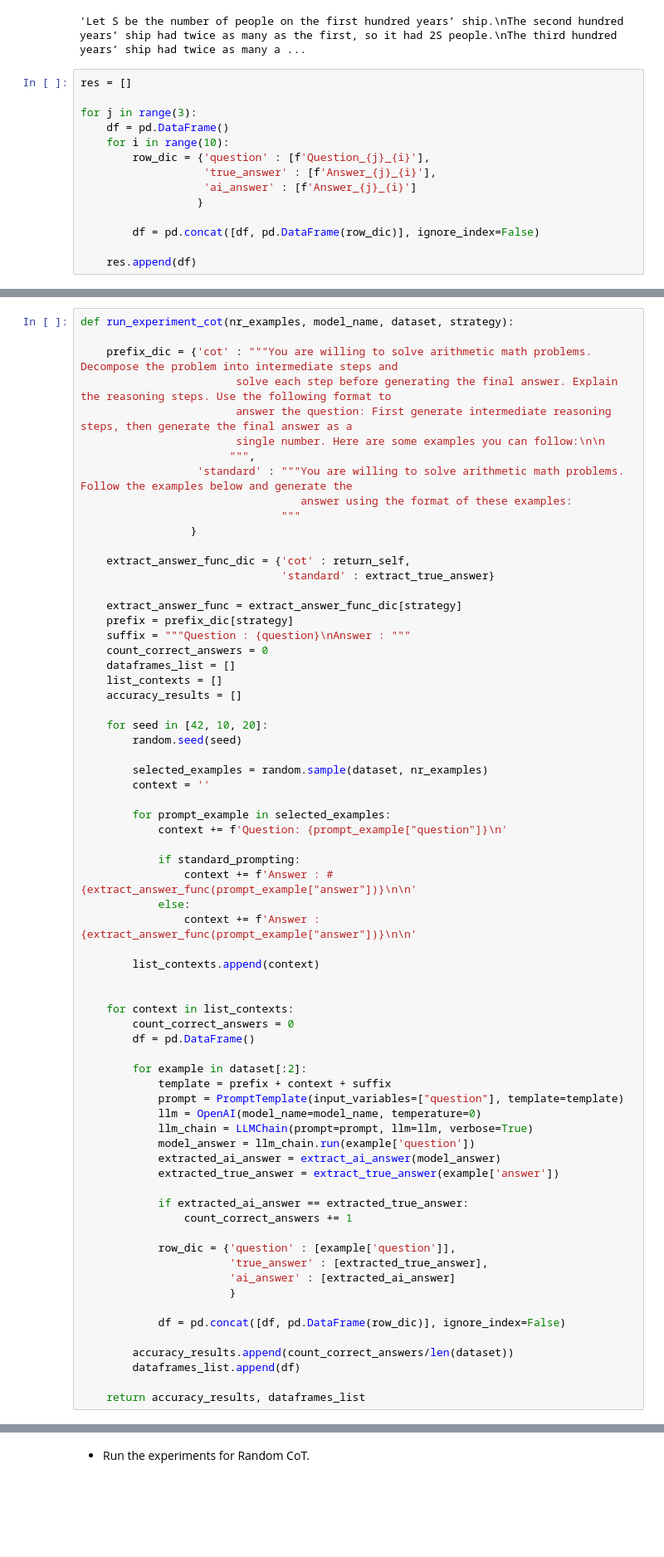
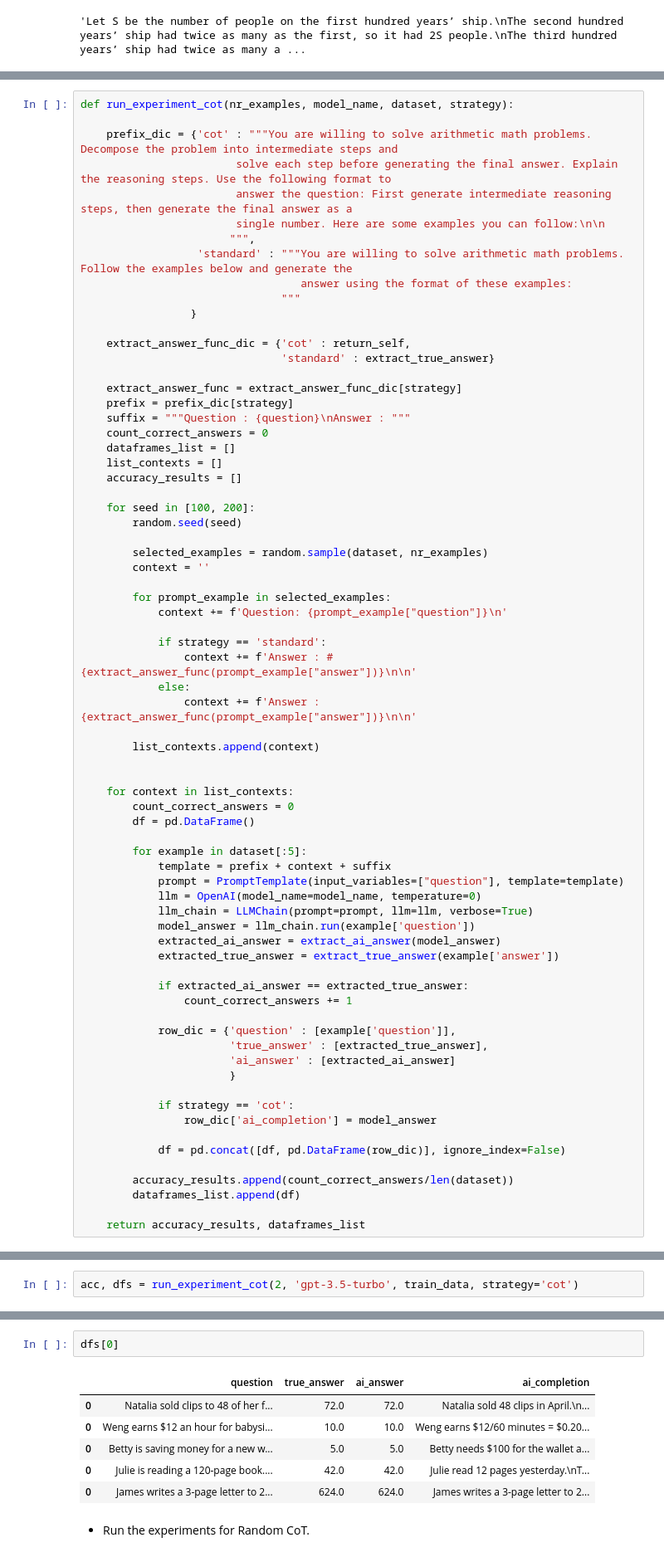
Before and after one commit to Lori10/Master-Thesis-Few-Shot-CoT-Prompting-LLM, a Jupyter notebook: CoT_Arithmetic.ipynb, the cells around one changed output, grey strips where cells are left out. Shown at 83% size. Saved outputs shown, nothing was run; the diff lists cells and outputs as text; blank space fills up the shorter version.

```diff
--- a/CoT_Arithmetic.ipynb
+++ b/CoT_Arithmetic.ipynb
@@ -96,17 +79,3 @@ In 5 days her base pay is $720.00 and she makes $270.00 in overtime pay so she m
 train_data[10]['answer']
 # %% [output]
 'Let S be the number of people on the first hundred years’ ship.\nThe second hundred years’ ship had twice as many as the first, so it had 2S people.\nThe third hundred years’ ship had twice as many a ...
-# %%
-res = []
-
-for j in range(3):
-    df = pd.DataFrame()
-    for i in range(10):
-        row_dic = {'question' : [f'Question_{j}_{i}'],
-                   'true_answer' : [f'Answer_{j}_{i}'],
-                   'ai_answer' : [f'Answer_{j}_{i}']
-                  }
-
-        df = pd.concat([df, pd.DataFrame(row_dic)], ignore_index=False)
-
-    res.append(df)
@@ -148,7 +103,7 @@ def run_experiment_cot(nr_examples, model_name, dataset, strategy):
     list_contexts = []
     accuracy_results = []
 
-    for seed in [42, 10, 20]:
+    for seed in [100, 200]:
         random.seed(seed)
 
         selected_examples = random.sample(dataset, nr_examples)
@@ -157,7 +112,7 @@ def run_experiment_cot(nr_examples, model_name, dataset, strategy):
         for prompt_example in selected_examples:
             context += f'Question: {prompt_example["question"]}\n'
 
-            if standard_prompting:
+            if strategy == 'standard':
                 context += f'Answer : #{extract_answer_func(prompt_example["answer"])}\n\n'
             else:
                 context += f'Answer : {extract_answer_func(prompt_example["answer"])}\n\n'
@@ -169,7 +124,7 @@ def run_experiment_cot(nr_examples, model_name, dataset, strategy):
         count_correct_answers = 0
         df = pd.DataFrame()
 
-        for example in dataset[:2]:
+        for example in dataset[:5]:
             template = prefix + context + suffix
             prompt = PromptTemplate(input_variables=["question"], template=template)
             llm = OpenAI(model_name=model_name, temperature=0)
@@ -186,6 +141,9 @@ def run_experiment_cot(nr_examples, model_name, dataset, strategy):
                        'ai_answer' : [extracted_ai_answer]
                        }
 
+            if strategy == 'cot':
+                row_dic['ai_completion'] = model_answer
+
             df = pd.concat([df, pd.DataFrame(row_dic)], ignore_index=False)
 
         accuracy_results.append(count_correct_answers/len(dataset))
@@ -228,0 +173,2 @@ dfs[2]
+# %%
+acc, dfs = run_experiment_cot(2, 'gpt-3.5-turbo', train_data, strategy='cot')
@@ -229,3 +197,12 @@ dfs[2]
+# %%
+dfs[0]
+# %% [output]
+|  | question | true_answer | ai_answer | ai_completion |
+| 0 | Natalia sold clips to 48 of her f... | 72.0 | 72.0 | Natalia sold 48 clips in April.\n... |
+| 0 | Weng earns $12 an hour for babysi... | 10.0 | 10.0 | Weng earns $12/60 minutes = $0.20... |
+| 0 | Betty is saving money for a new w... | 5.0 | 5.0 | Betty needs $100 for the wallet a... |
+| 0 | Julie is reading a 120-page book.... | 42.0 | 42.0 | Julie read 12 pages yesterday.\nT... |
+| 0 | James writes a 3-page letter to 2... | 624.0 | 624.0 | James writes a 3-page letter to 2... |
 # %% [markdown]
 * Run the experiments for Random CoT.
 # %%
```
Also changed, not shown: parts of 8 cells of this notebook, 3 other files.
